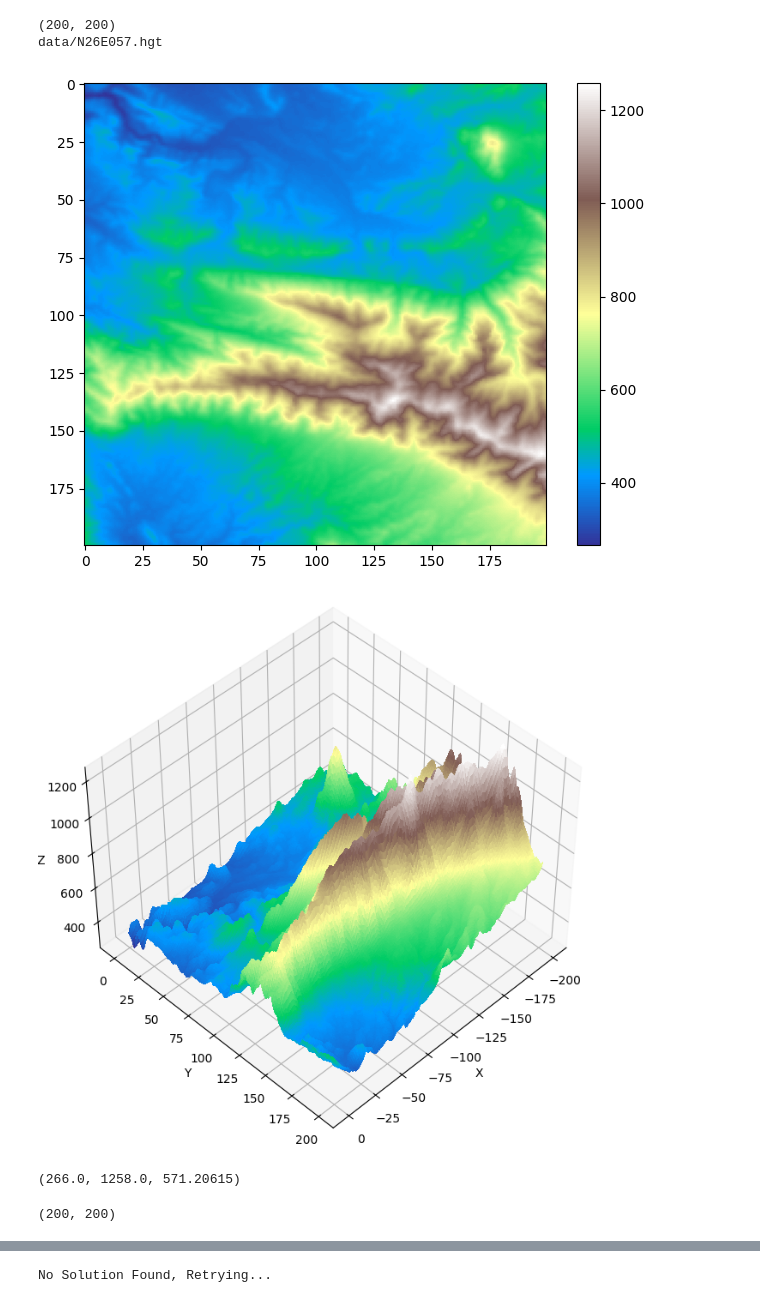
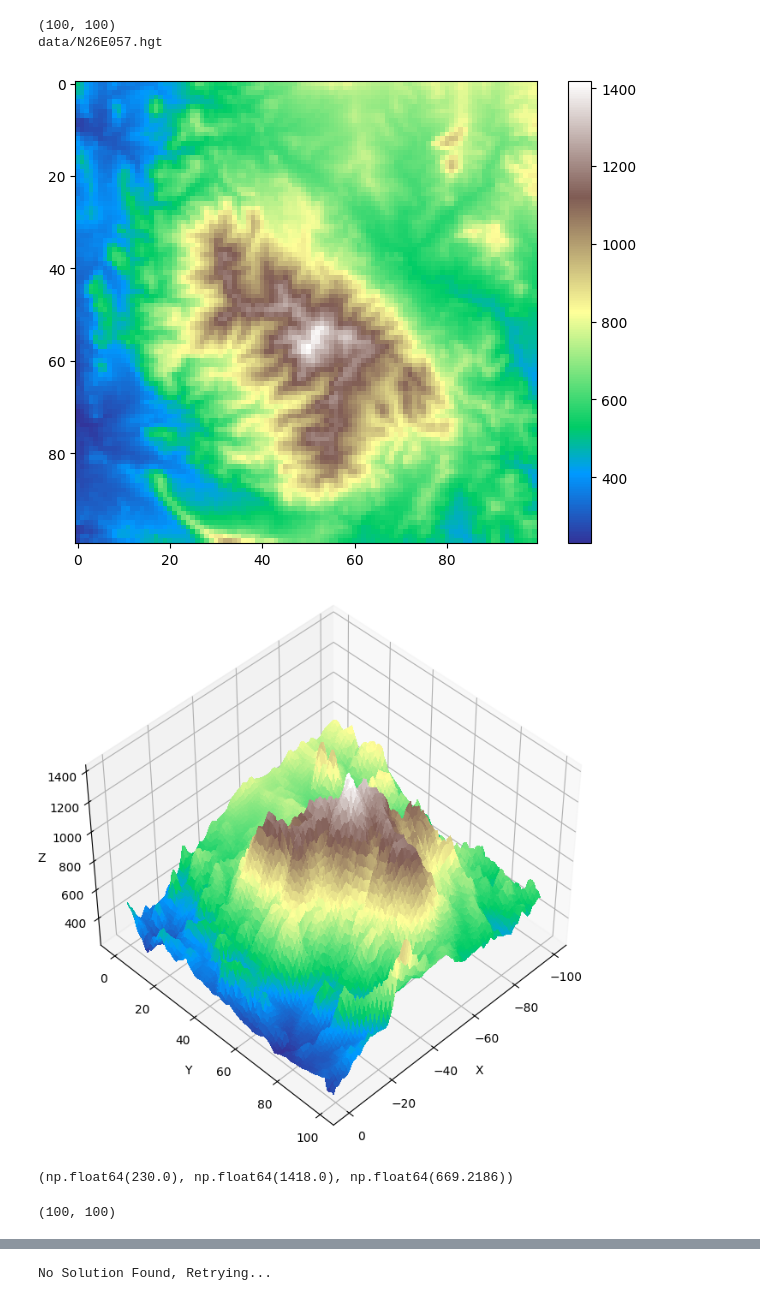
Before and after one commit to parsadaj/WaveFunctionCollapse, a Jupyter notebook: terrain_wfc.ipynb, the cells around one changed output, grey strips where cells are left out. Cells and saved outputs as stored; diff of their text form; code cells hidden in the pictures.

```diff
--- a/terrain_wfc.ipynb
+++ b/terrain_wfc.ipynb
@@ -38,11 +36,10 @@ k=15
 #     sample_data = src.read(1)[2500:3000, 1500:2000].astype(float)  # Read the first (and only) band
 #     profile = src.profile  # Get metadata such as CRS, transform, etc.
 
-
 sample_data_path = "data/N26E057.hgt"
 
 
-scale_factor = 1.0 / 2
+scale_factor = 1.0 / 8
 
 
 with rasterio.open(sample_data_path) as src:
@@ -50,38 +47,38 @@ with rasterio.open(sample_data_path) as src:
     new_height = int(src.height * scale_factor)
     new_width = int(src.width * scale_factor)
 
     # Read and resample the data to the new shape
     sample_data = src.read(
         1,  # First band
         out_shape=(new_height, new_width),
         resampling=rasterio.enums.Resampling.bilinear  # Choose the resampling method
-    ).astype(float)[800:1000, 800:1000]
+    ).astype(float)[250:350, 200:300]
 
 
 
 # sample_data = np.array([
 #     [0, 1, 3, 10, 15, 9],
 #     [2, 4, 3, 8, 13, 10],
 #     [3, 1, 7, 7, 12, 9],
 #     [4, 2, 6, 10, 13, 11],
 #     [6, 1, 8, 9, 15, 7],
 #     [6, 3, 2, 5, 4, 2,]]
 # )
 
 print(sample_data.shape)
 
 
 print(sample_data_path)
 visualize_terrain(sample_data)
 visualize_3d_terrain(sample_data, sampling_scale_factor=30)
 # sns.heatmap(sample_data, annot=True, cmap='terrain')
 sample_data.min(), sample_data.max(), sample_data.mean()
 # %% [output]
-(200, 200)
+(100, 100)
 data/N26E057.hgt
-[figure, old version]
+[figure, new version]
-[figure, old version]
+[figure, new version]
-(266.0, 1258.0, 571.20615)
+(np.float64(230.0), np.float64(1418.0), np.float64(669.2186))
 # %%
 
 # wfc = WaveFunctionCollapse(sample_data, pattern_size=2, grid_size=(20,20), wrap_input=False)
@@ -89,7 +86,7 @@ data/N26E057.hgt
 
 sample_data.shape
 # %% [output]
-(200, 200)
+(100, 100)
 # %%
 grad_x, grad_y = height_to_slopes(sample_data)
 grad_x.shape, grad_y.shape
```
Also changed, not shown: parts of 9 cells of this notebook, 4 other files.
